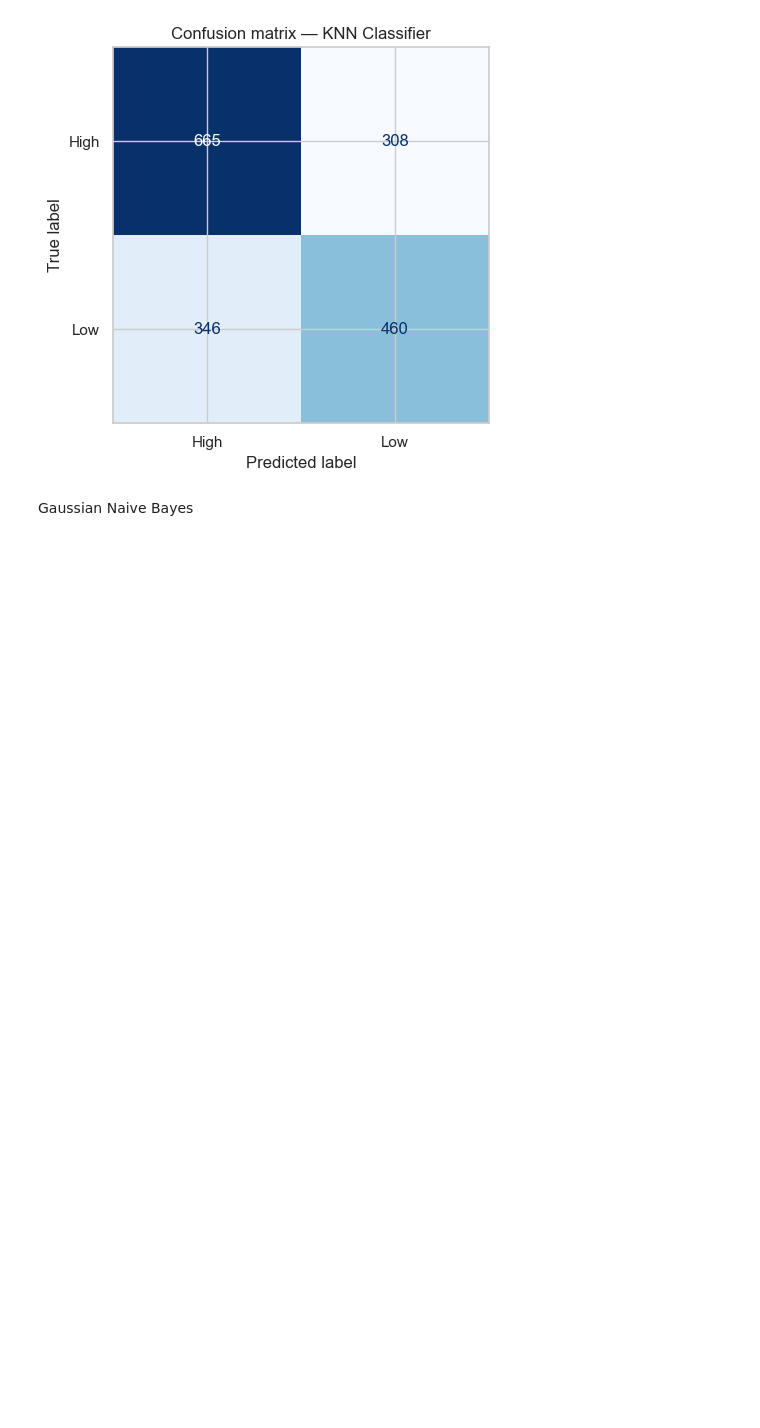
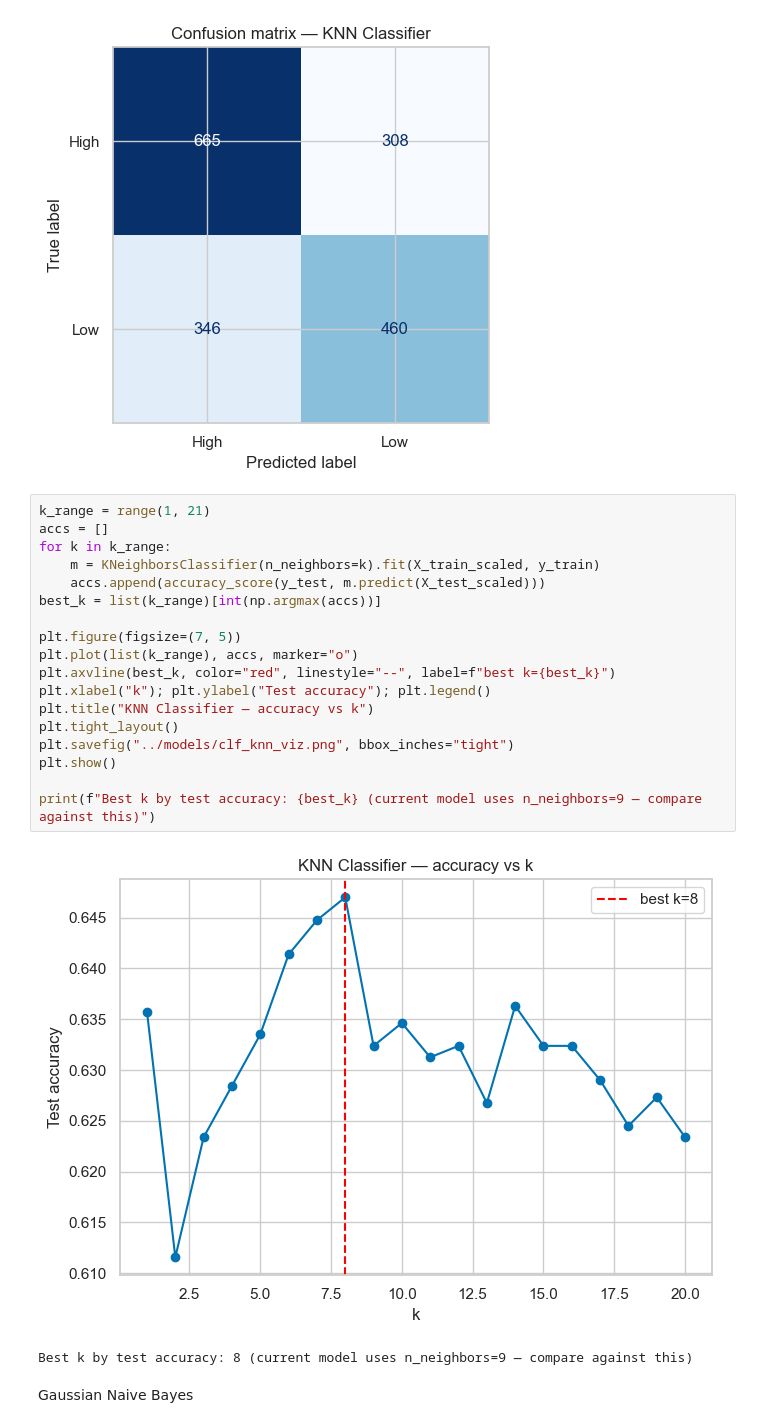
Before and after one commit to Kamalini29/ML-Capstone, a Jupyter notebook: notebooks/Classification.ipynb, the cells around one changed output. Cells and saved outputs as stored; diff of their text form; blank space fills up the shorter version.

```diff
--- a/notebooks/Classification.ipynb
+++ b/notebooks/Classification.ipynb
@@ -299,6 +318,27 @@ knn = evaluate_clf("KNN Classifier", KNeighborsClassifier(n_neighbors=9),
 # %% [output]
 KNN Classifier         Accuracy=0.6324  F1(weighted)=0.6315
 [figure]
+# %%
+k_range = range(1, 21)
+accs = []
+for k in k_range:
+    m = KNeighborsClassifier(n_neighbors=k).fit(X_train_scaled, y_train)
+    accs.append(accuracy_score(y_test, m.predict(X_test_scaled)))
+best_k = list(k_range)[int(np.argmax(accs))]
+
+plt.figure(figsize=(7, 5))
+plt.plot(list(k_range), accs, marker="o")
+plt.axvline(best_k, color="red", linestyle="--", label=f"best k={best_k}")
+plt.xlabel("k"); plt.ylabel("Test accuracy"); plt.legend()
+plt.title("KNN Classifier — accuracy vs k")
+plt.tight_layout()
+plt.savefig("../models/clf_knn_viz.png", bbox_inches="tight")
+plt.show()
+
+print(f"Best k by test accuracy: {best_k} (current model uses n_neighbors=9 — compare against this)")
+# %% [output]
+[figure, added]
+Best k by test accuracy: 8 (current model uses n_neighbors=9 — compare against this)
 # %% [markdown]
 Gaussian Naive Bayes
 # %%
```
Also changed, not shown: parts of 4 cells of this notebook, 1 other file.
